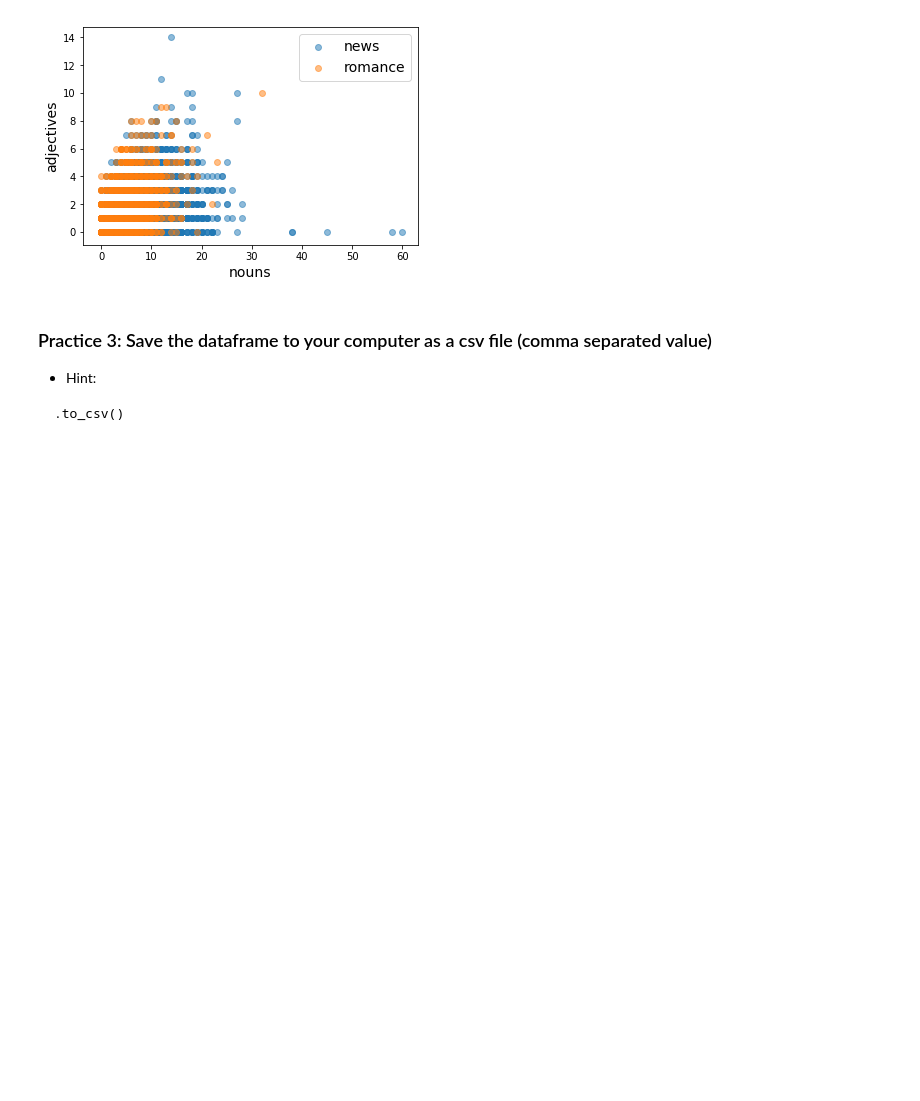
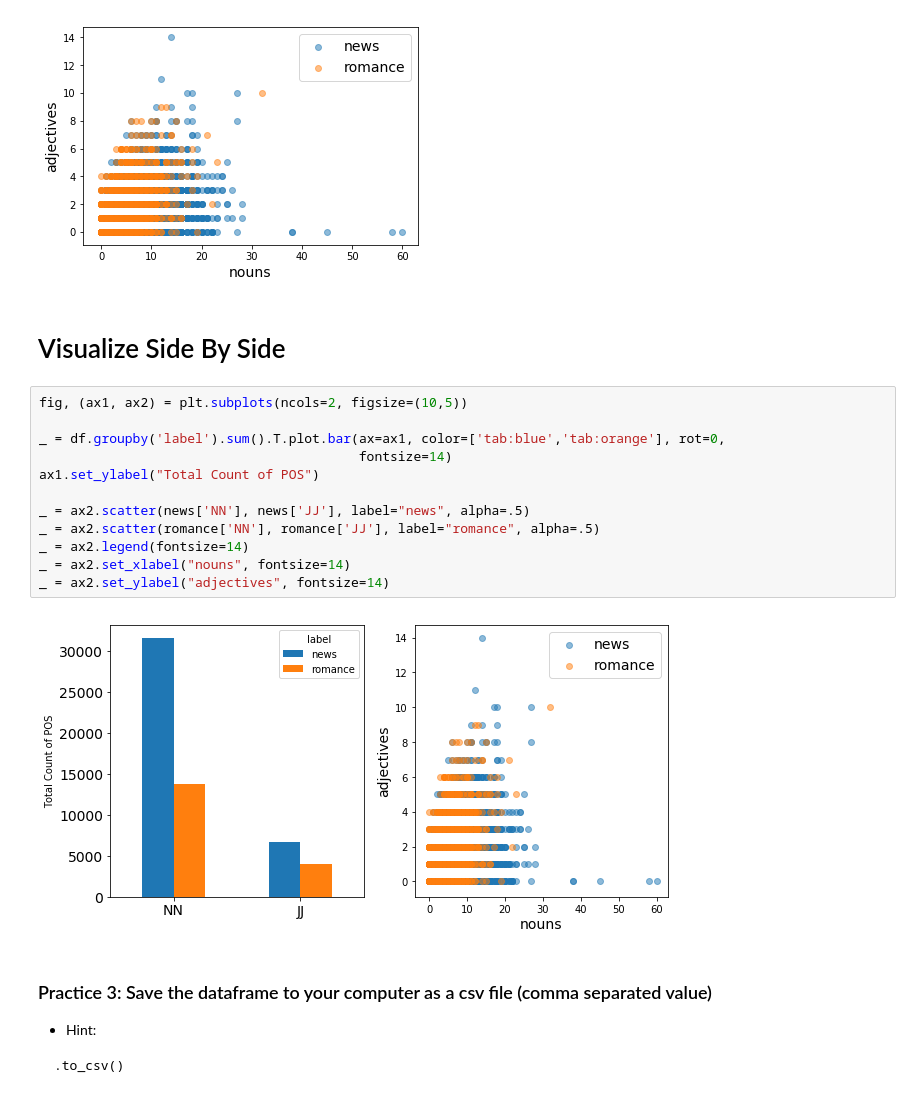
Before and after one commit to rachelrakov/Intro_to_Machine_Learning, a Jupyter notebook: intro_to_ml_with_python.ipynb, the cells around one changed output. Cells and saved outputs as stored; diff of their text form; blank space fills up the shorter version.

Commit message:
side by side chart

```diff
--- a/intro_to_ml_with_python.ipynb
+++ b/intro_to_ml_with_python.ipynb
@@ -330,6 +330,22 @@ _ = ax.set_xlabel("nouns", fontsize=14)
 _ = ax.set_ylabel("adjectives", fontsize=14)
 # %% [output]
 [figure]
+# %% [markdown]
+# Visualize Side By Side
+# %%
+fig, (ax1, ax2) = plt.subplots(ncols=2, figsize=(10,5))
+
+_ = df.groupby('label').sum().T.plot.bar(ax=ax1, color=['tab:blue','tab:orange'], rot=0,
+                                         fontsize=14)
+ax1.set_ylabel("Total Count of POS")
+
+_ = ax2.scatter(news['NN'], news['JJ'], label="news", alpha=.5)
+_ = ax2.scatter(romance['NN'], romance['JJ'], label="romance", alpha=.5)
+_ = ax2.legend(fontsize=14)
+_ = ax2.set_xlabel("nouns", fontsize=14)
+_ = ax2.set_ylabel("adjectives", fontsize=14)
+# %% [output]
+[figure, added]
 # %% [markdown]
 ### Practice 3:  Save the dataframe to your computer as a csv file (comma separated value)
 
```
